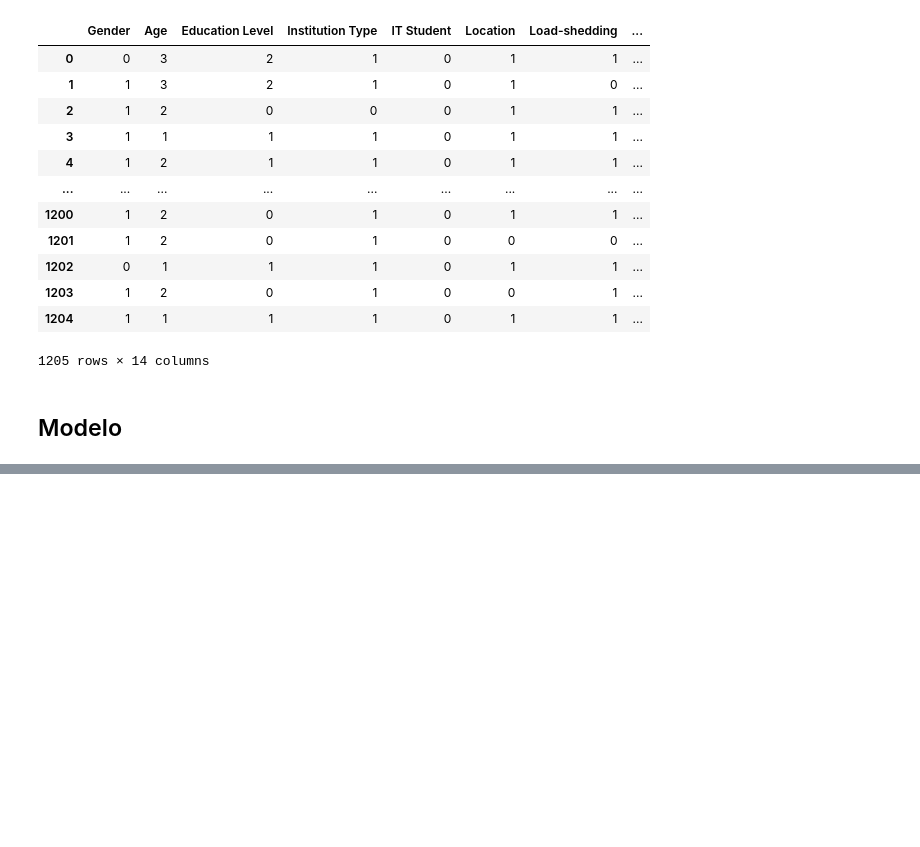
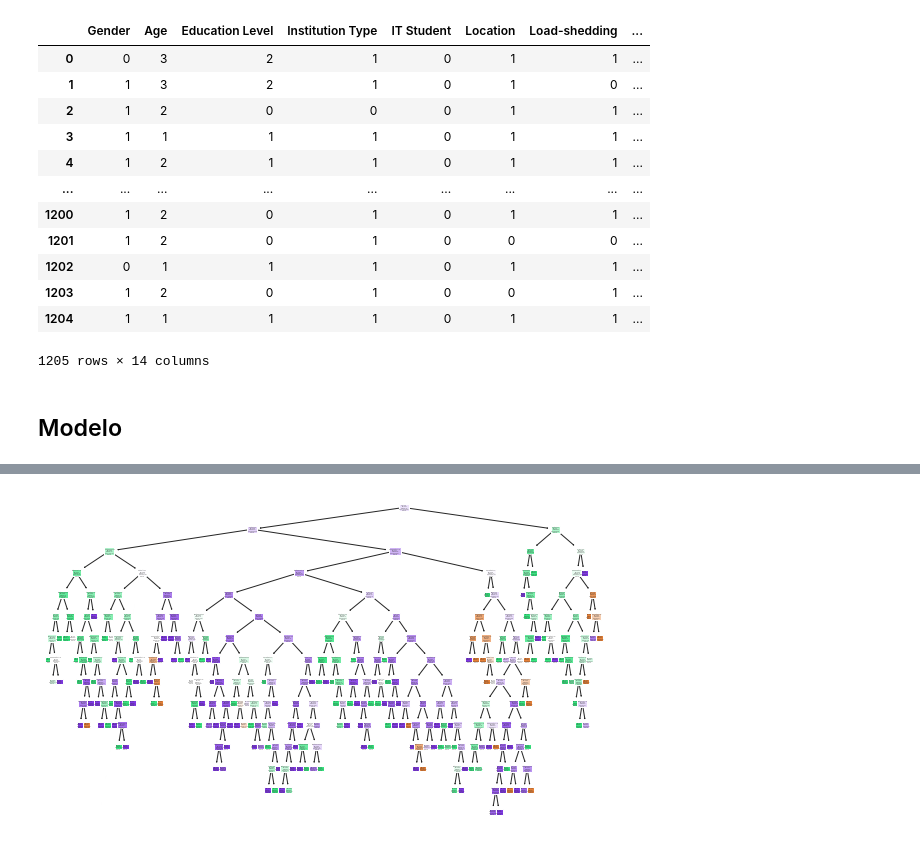
Before and after one commit to gui-lisboa/Seminario_Nao_Parametrica, a Jupyter notebook: src/exemplo_classificacao.ipynb, the cells around one changed output, grey strips where cells are left out. Saved outputs shown, nothing was run; the diff lists cells and outputs as text; code cells hidden in the pictures; blank space fills up the shorter version.

```diff
--- a/src/exemplo_classificacao.ipynb
+++ b/src/exemplo_classificacao.ipynb
@@ -74,0 +81,9 @@ importancias.plot.bar(yerr=std);
+# %%
+from sklearn import tree
+
+tree.plot_tree(modelo.estimators_[0],
+               feature_names=modelo.feature_names_in_.tolist(),
+               class_names='Adaptivity Level',
+               filled=True);
+# %% [output]
+[figure, added]
```
Also changed, not shown: parts of 2 cells of this notebook, 1 other file.
